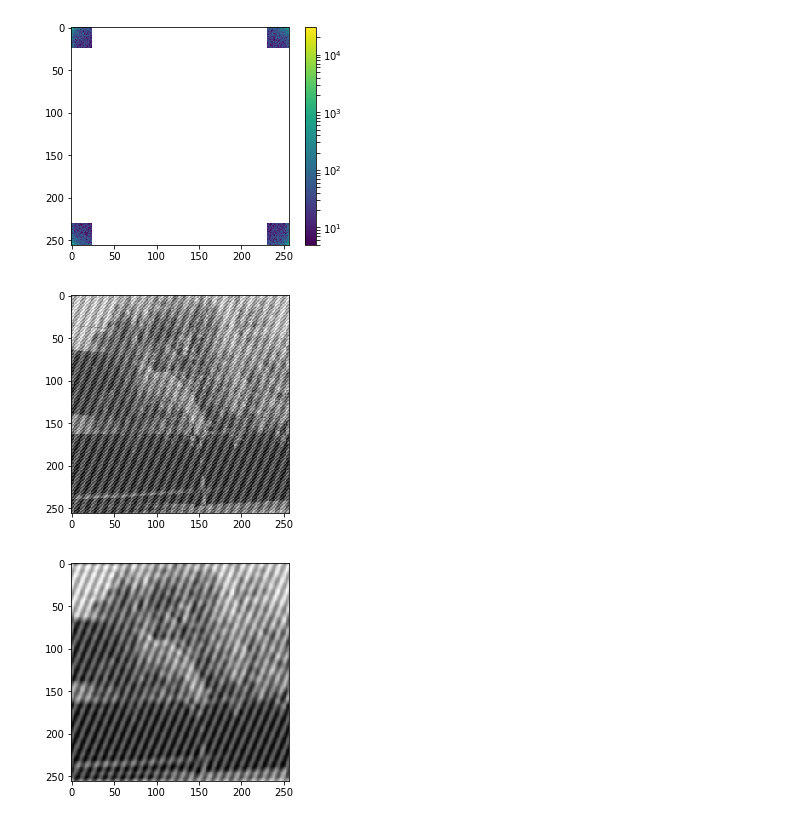
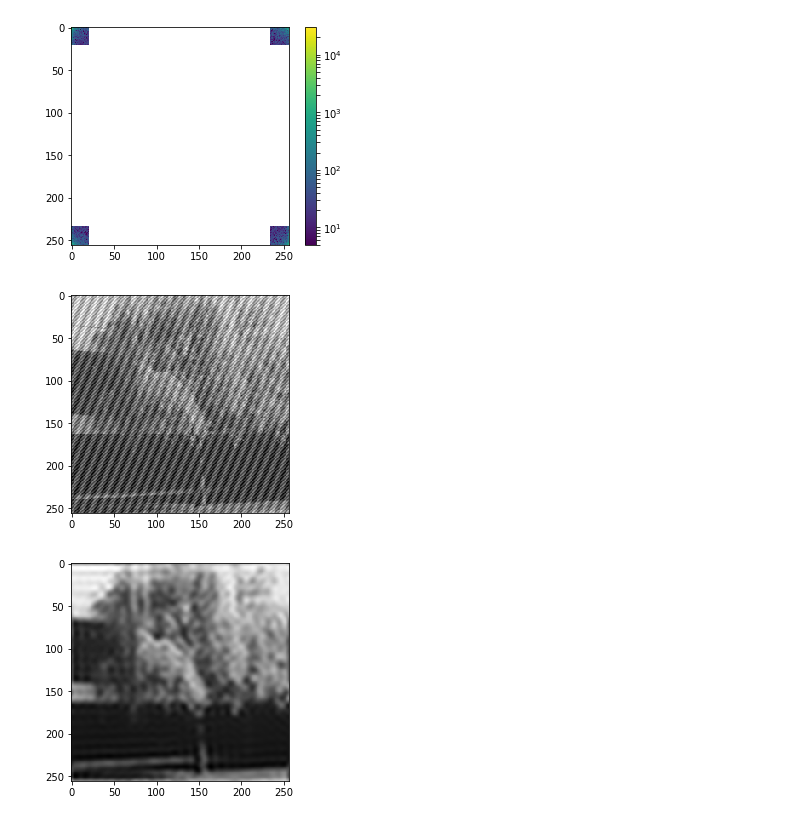
Before and after one commit to JADC362/MetodoTarea3, a Jupyter notebook: Furier2D.ipynb, the cells around one changed output. Cells and saved outputs as stored; diff of their text form; code cells hidden in the pictures.

```diff
--- a/Furier2D.ipynb
+++ b/Furier2D.ipynb
@@ -22,28 +22,28 @@ plt.savefig("DuarteJohn_FT2D.pdf",bbox_inches="tight")
 # %%
 #Filtrado
 #Fraccion de coeficientes a mantener
-fraction = 0.
+fraction = 0.083
 r,c = img_fft.shape
 img_fft2 = img_fft.copy()
 #Eliminado de estas fracciones de coeficientes
 img_fft2[int(r*fraction):int(r*(1-fraction))] = 0
 img_fft2[:, int(c*fraction):int(c*(1-fraction))] = 0
 
 #Ploteo transformada de furier con filtro para ruido
 plt.figure()
 plt.imshow(np.abs(img_fft2), norm=LogNorm(vmin=5))
 plt.colorbar()
 plt.savefig("DuarteJohn_FT2D_filtrada.pdf",bbox_inches="tight")
 
 plt.figure()
 plt.imshow(imagen, plt.cm.gray)
 
 #Reconstruccion imagen filtro ruido y ploteo
 img_nueva = fftpack.ifft2(img_fft2).real
 plt.figure()
 plt.imshow(img_nueva, plt.cm.gray)
 plt.savefig("DuarteJohn_Imagen_filtrada.pdf",bbox_inches="tight")
 # %% [output]
-[figure, old version]
+[figure, new version]
 [figure]
-[figure, old version]
+[figure, new version]
```
Also changed, not shown: parts of 1 cell of this notebook, 4 other files.
